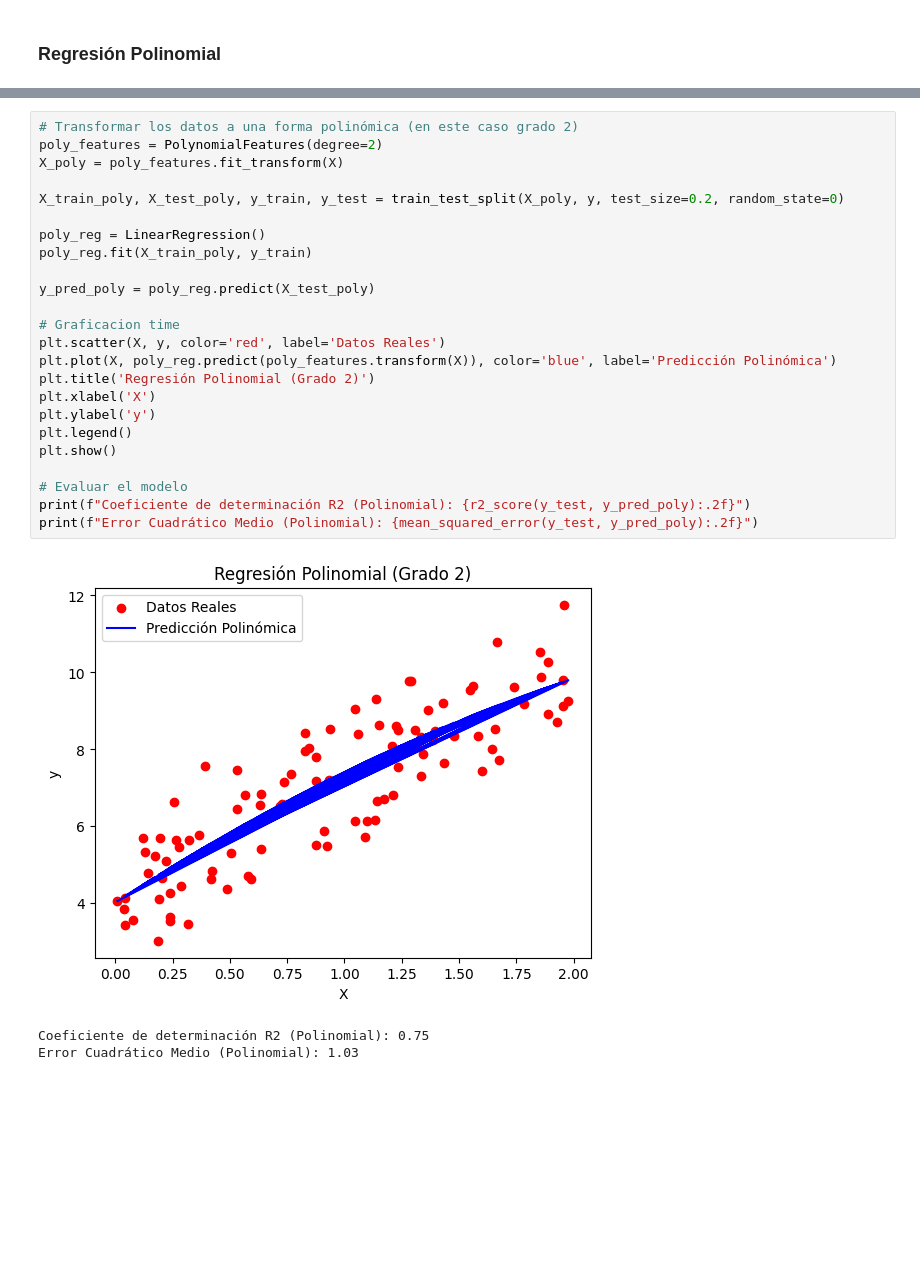
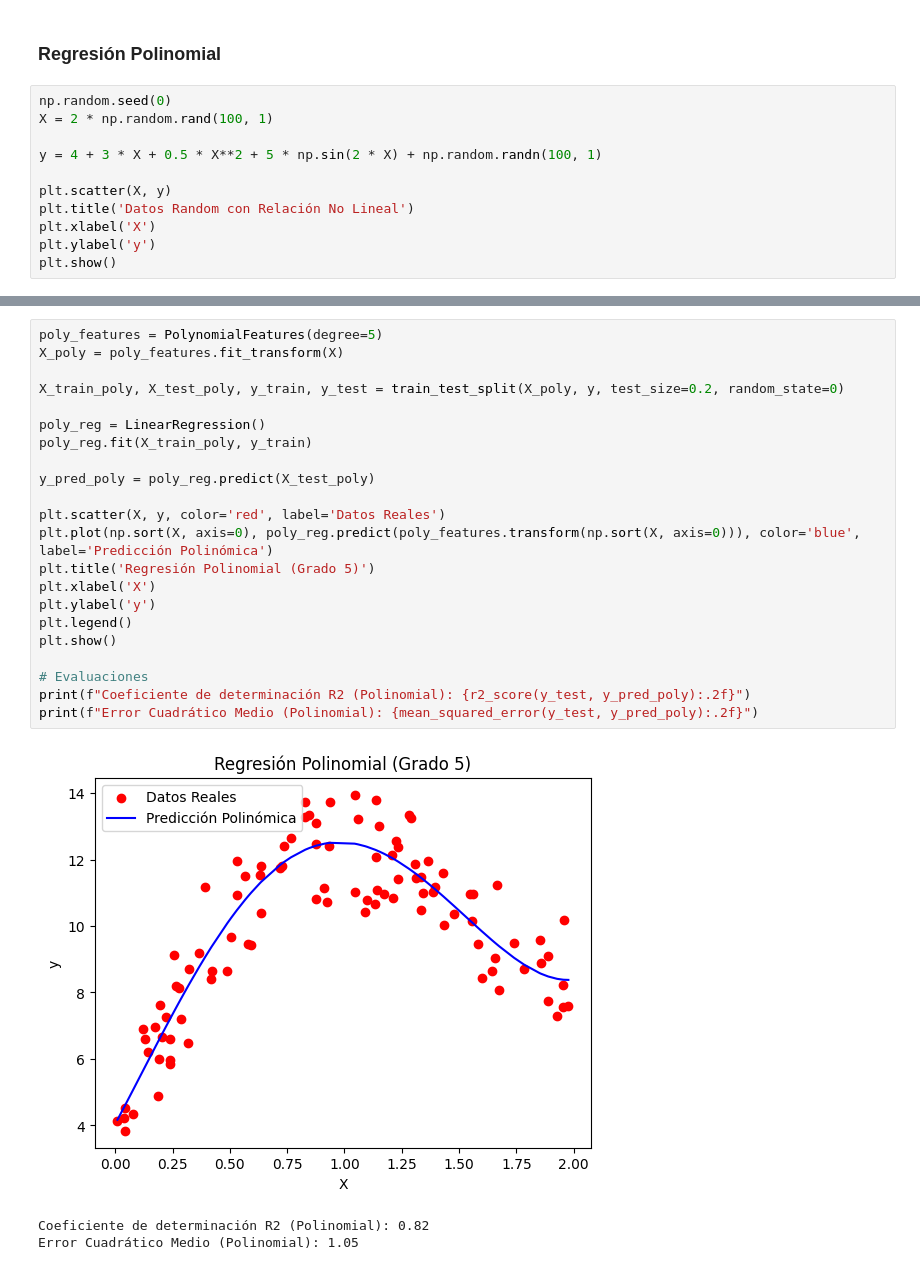
Before and after one commit to MiguelAngelDLA/Notebooks_TallerIA_AD2024, a Jupyter notebook: Regresiones.ipynb, the cells around one changed output, grey strips where cells are left out. Saved outputs shown, nothing was run; the diff lists cells and outputs as text; blank space fills up the shorter version.

```diff
--- a/Regresiones.ipynb
+++ b/Regresiones.ipynb
@@ -146,3 +146,14 @@ En modelos de regresión, es fundamental evaluar qué tan bien el modelo predice
 Estas métricas proporcionan diferentes perspectivas sobre el rendimiento de un modelo de regresión y se deben elegir en función de los objetivos específicos del análisis.
 # %% [markdown]
 ### Regresión Polinomial
+# %%
+np.random.seed(0)
+X = 2 * np.random.rand(100, 1)
+
+y = 4 + 3 * X + 0.5 * X**2 + 5 * np.sin(2 * X) + np.random.randn(100, 1)
+
+plt.scatter(X, y)
+plt.title('Datos Random con Relación No Lineal')
+plt.xlabel('X')
+plt.ylabel('y')
+plt.show()
@@ -149,28 +184,26 @@ Estas métricas proporcionan diferentes perspectivas sobre el rendimiento de un
 # %%
-# Transformar los datos a una forma polinómica (en este caso grado 2)
-poly_features = PolynomialFeatures(degree=2)
+poly_features = PolynomialFeatures(degree=5)
 X_poly = poly_features.fit_transform(X)
 
 X_train_poly, X_test_poly, y_train, y_test = train_test_split(X_poly, y, test_size=0.2, random_state=0)
 
 poly_reg = LinearRegression()
 poly_reg.fit(X_train_poly, y_train)
 
 y_pred_poly = poly_reg.predict(X_test_poly)
 
-# Graficacion time
 plt.scatter(X, y, color='red', label='Datos Reales')
-plt.plot(X, poly_reg.predict(poly_features.transform(X)), color='blue', label='Predicción Polinómica')
-plt.title('Regresión Polinomial (Grado 2)')
+plt.plot(np.sort(X, axis=0), poly_reg.predict(poly_features.transform(np.sort(X, axis=0))), color='blue', label='Predicción Polinómica')
+plt.title('Regresión Polinomial (Grado 5)')
 plt.xlabel('X')
 plt.ylabel('y')
 plt.legend()
 plt.show()
 
-# Evaluar el modelo
+# Evaluaciones
 print(f"Coeficiente de determinación R2 (Polinomial): {r2_score(y_test, y_pred_poly):.2f}")
 print(f"Error Cuadrático Medio (Polinomial): {mean_squared_error(y_test, y_pred_poly):.2f}")
 # %% [output]
-[figure, old version]
+[figure, new version]
-Coeficiente de determinación R2 (Polinomial): 0.75
-Error Cuadrático Medio (Polinomial): 1.03
+Coeficiente de determinación R2 (Polinomial): 0.82
+Error Cuadrático Medio (Polinomial): 1.05
```
Also changed, not shown: parts of 3 cells of this notebook.
